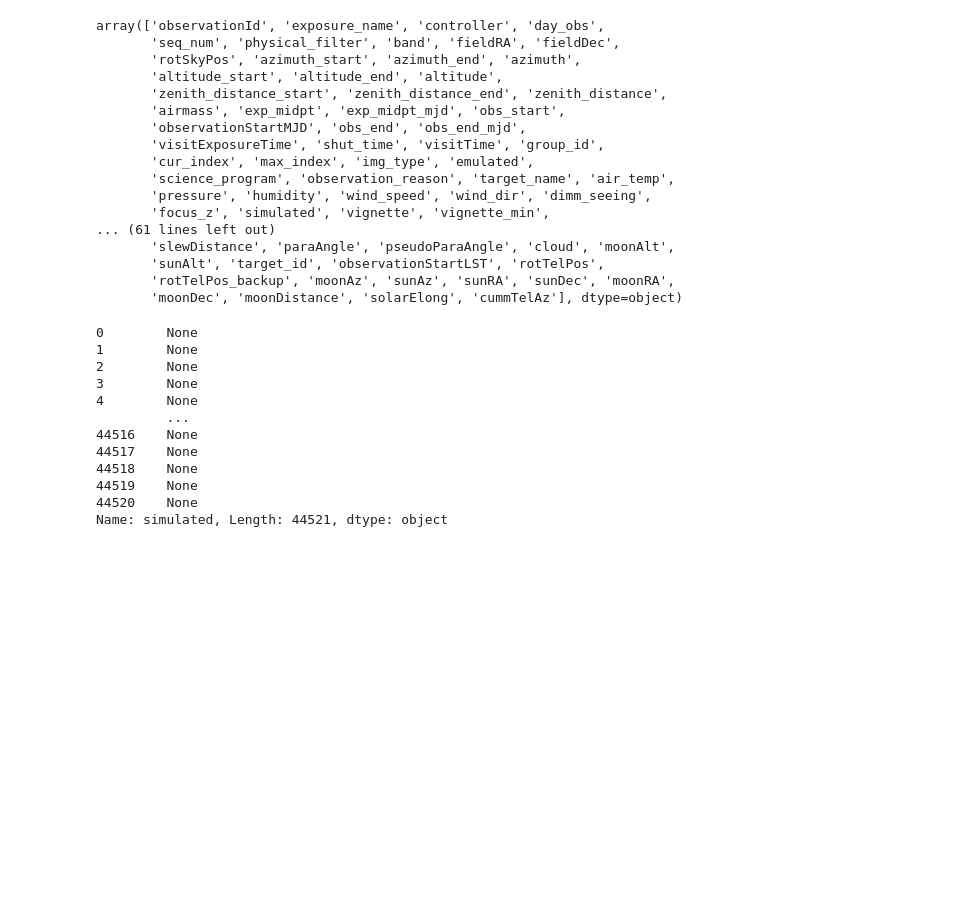
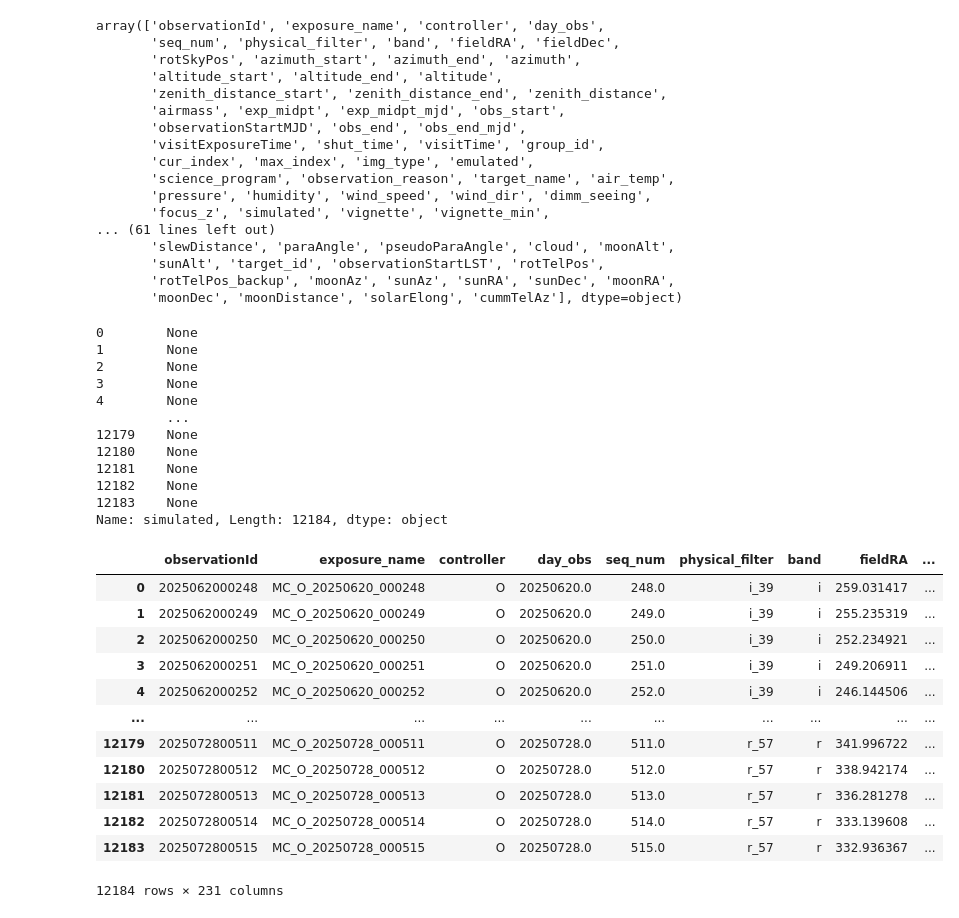
Before and after one commit to mjuric/sv-predictions, a Jupyter notebook: analysis/obs-viz.ipynb, the cells around one changed output. Saved outputs shown, nothing was run; the diff lists cells and outputs as text; code cells hidden in the pictures; blank space fills up the shorter version.

```diff
--- a/analysis/obs-viz.ipynb
+++ b/analysis/obs-viz.ipynb
@@ -19,7 +20,7 @@ from astropy.coordinates import solar_system_ephemeris
 
 conn = sqlite3.connect('../data/sv_20250729.db')
 
-df = pd.read_sql_query('SELECT * FROM observations', conn)
+df = pd.read_sql_query('SELECT * FROM observations WHERE observationId > 100000 ORDER BY observationId', conn)
 # %%
 df.columns.values
 # %% [output]
@@ -49,12 +50,28 @@ df['simulated']
 3        None
 4        None
          ...
-44516    None
-44517    None
-44518    None
-44519    None
-44520    None
-Name: simulated, Length: 44521, dtype: object
+12179    None
+12180    None
+12181    None
+12182    None
+12183    None
+Name: simulated, Length: 12184, dtype: object
+# %%
+df
+# %% [output]
+|  | observationId | exposure_name | controller | day_obs | seq_num | physical_filter | band | fieldRA | ... |
+| 0 | 2025062000248 | MC_O_20250620_000248 | O | 20250620.0 | 248.0 | i_39 | i | 259.031417 | ... |
+| 1 | 2025062000249 | MC_O_20250620_000249 | O | 20250620.0 | 249.0 | i_39 | i | 255.235319 | ... |
+| 2 | 2025062000250 | MC_O_20250620_000250 | O | 20250620.0 | 250.0 | i_39 | i | 252.234921 | ... |
+| 3 | 2025062000251 | MC_O_20250620_000251 | O | 20250620.0 | 251.0 | i_39 | i | 249.206911 | ... |
+| 4 | 2025062000252 | MC_O_20250620_000252 | O | 20250620.0 | 252.0 | i_39 | i | 246.144506 | ... |
+| ... | ... | ... | ... | ... | ... | ... | ... | ... | ... |
+| 12179 | 2025072800511 | MC_O_20250728_000511 | O | 20250728.0 | 511.0 | r_57 | r | 341.996722 | ... |
+| 12180 | 2025072800512 | MC_O_20250728_000512 | O | 20250728.0 | 512.0 | r_57 | r | 338.942174 | ... |
+| 12181 | 2025072800513 | MC_O_20250728_000513 | O | 20250728.0 | 513.0 | r_57 | r | 336.281278 | ... |
+| 12182 | 2025072800514 | MC_O_20250728_000514 | O | 20250728.0 | 514.0 | r_57 | r | 333.139608 | ... |
+| 12183 | 2025072800515 | MC_O_20250728_000515 | O | 20250728.0 | 515.0 | r_57 | r | 332.936367 | ... |
+12184 rows × 231 columns
 # %%
 ra = df['fieldRA'].values
 mask = ra>180
```
Also changed, not shown: parts of 4 cells of this notebook.
